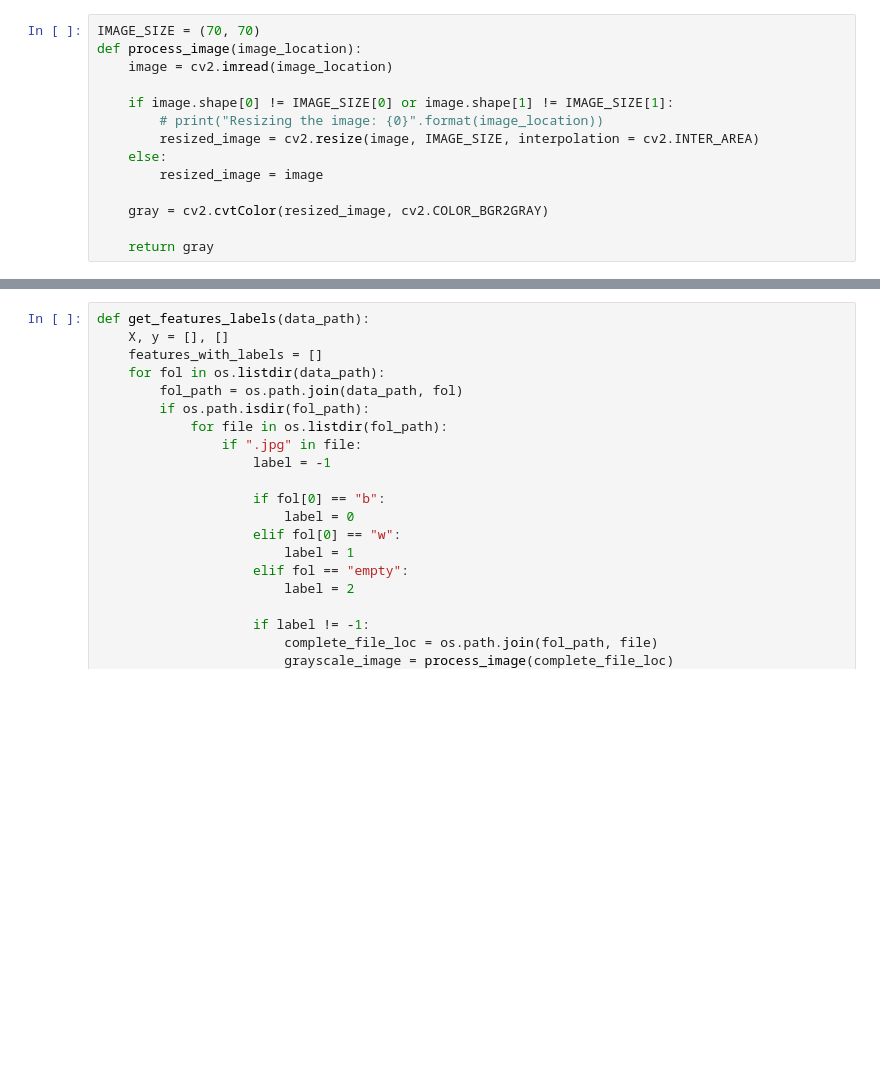
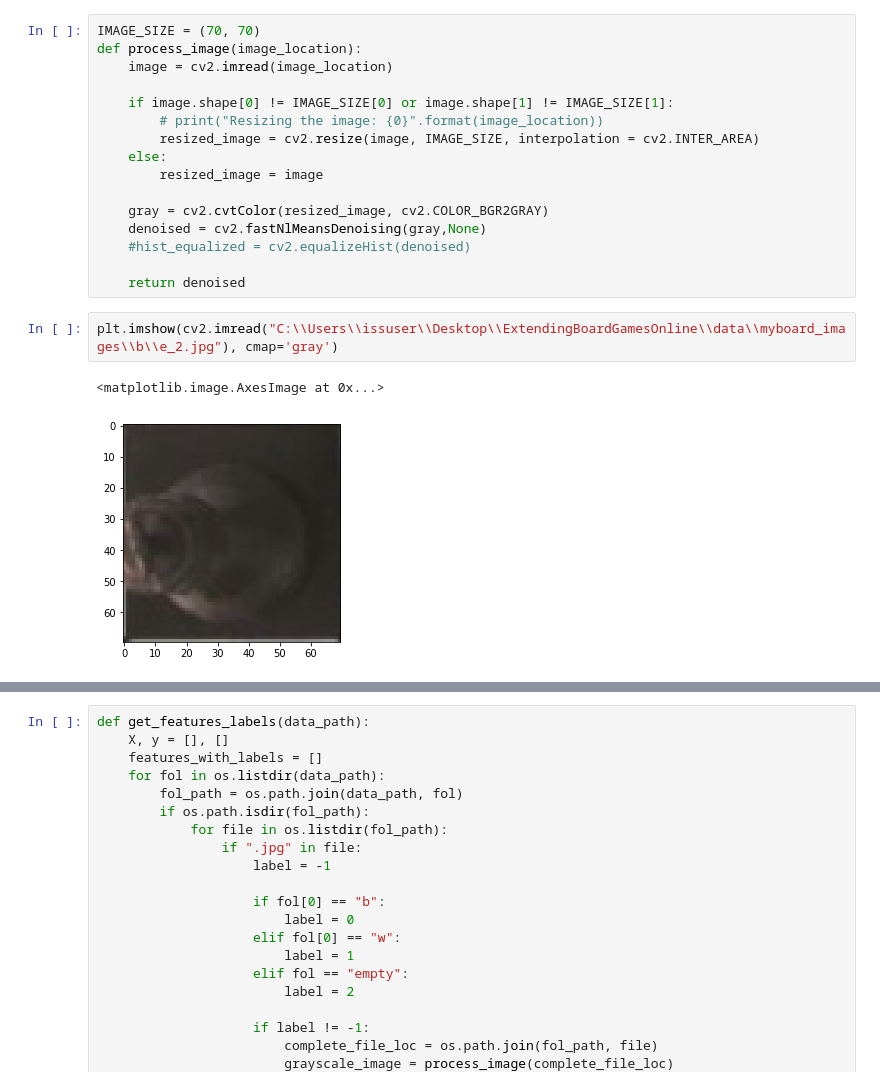
Before and after one commit to ace-racer/Extending-Board-Games-using-deep-learning, a Jupyter notebook: chess_piece_detection/3_class_classifier/CNN/ColorDetectionCNN-Modeling-Grayscale.ipynb, the cells around one changed output, grey strips where cells are left out. Saved outputs shown, nothing was run; the diff lists cells and outputs as text; blank space fills up the shorter version.

```diff
--- a/chess_piece_detection/3_class_classifier/CNN/ColorDetectionCNN-Modeling-Grayscale.ipynb
+++ b/chess_piece_detection/3_class_classifier/CNN/ColorDetectionCNN-Modeling-Grayscale.ipynb
@@ -22,5 +20,12 @@ def process_image(image_location):
         resized_image = image
 
     gray = cv2.cvtColor(resized_image, cv2.COLOR_BGR2GRAY)
+    denoised = cv2.fastNlMeansDenoising(gray,None)
+    #hist_equalized = cv2.equalizeHist(denoised)
 
-    return gray
+    return denoised
+# %%
+plt.imshow(cv2.imread("C:\\Users\\issuser\\Desktop\\ExtendingBoardGamesOnline\\data\\myboard_images\\b\\e_2.jpg"), cmap='gray')
+# %% [output]
+<matplotlib.image.AxesImage at 0x...>
+[figure, added]
```
Also changed, not shown: parts of 6 cells of this notebook, 1 other file.
